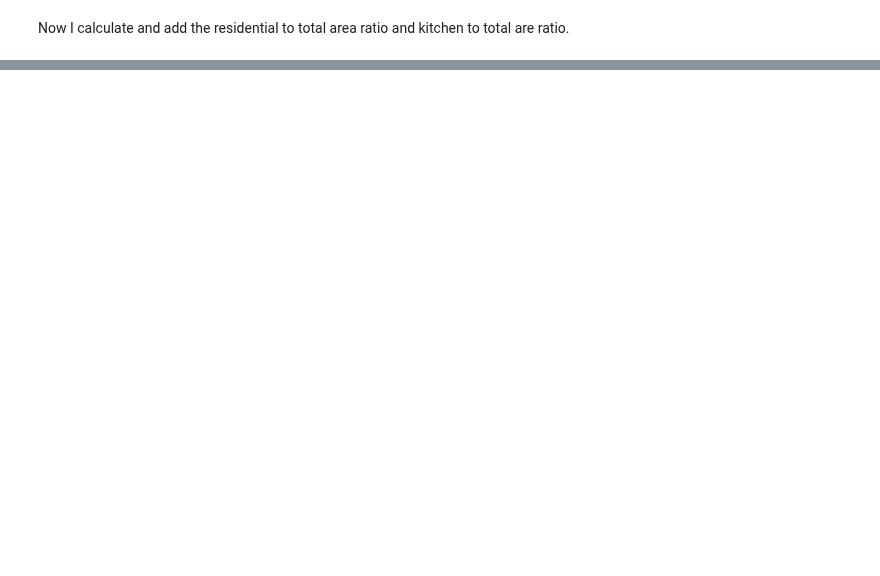
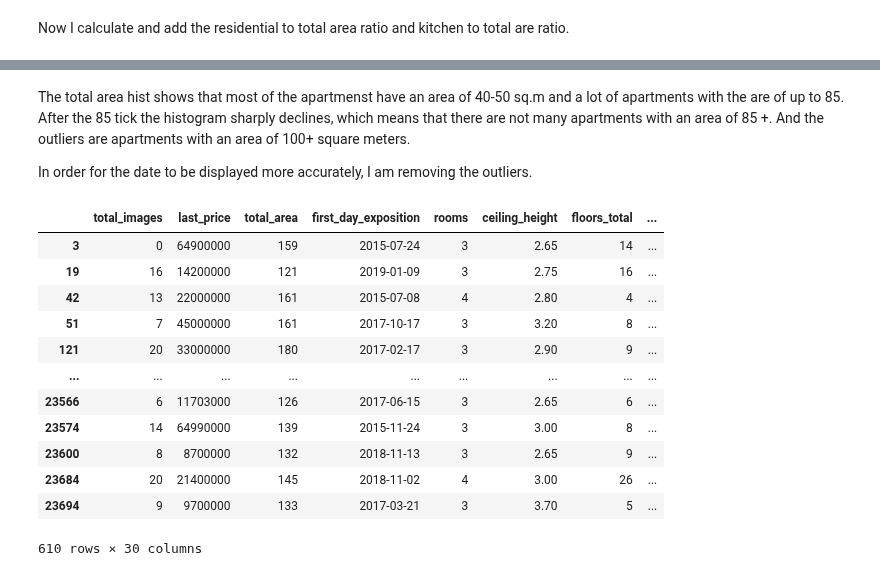
Before and after one commit to f4n9x/da_portfolio, a Jupyter notebook: 002_Real_Estate/real_estate.ipynb, the cells around one changed output, grey strips where cells are left out. Cells and saved outputs as stored; diff of their text form; code cells hidden in the pictures; blank space fills up the shorter version.

```diff
--- a/002_Real_Estate/real_estate.ipynb
+++ b/002_Real_Estate/real_estate.ipynb
@@ -547,0 +589,21 @@ memory usage: 3.9+ MB
+# %% [markdown]
+The total area hist shows that most of the apartmenst have an area of 40-50 sq.m and a lot of apartments with the are of up to 85. After the 85 tick the histogram sharply declines, which means that there are not many apartments with an area of 85 +. And the outliers are apartments with an area of 100+ square meters.
+
+In order for the date to be displayed more accurately, I am removing the outliers.
+# %%
+#  checking the number of outliers
+df.query('total_area > 120')
+# %% [output]
+|  | total_images | last_price | total_area | first_day_exposition | rooms | ceiling_height | floors_total | ... |
+| 3 | 0 | 64900000 | 159 | 2015-07-24 | 3 | 2.65 | 14 | ... |
+| 19 | 16 | 14200000 | 121 | 2019-01-09 | 3 | 2.75 | 16 | ... |
+| 42 | 13 | 22000000 | 161 | 2015-07-08 | 4 | 2.80 | 4 | ... |
+| 51 | 7 | 45000000 | 161 | 2017-10-17 | 3 | 3.20 | 8 | ... |
+| 121 | 20 | 33000000 | 180 | 2017-02-17 | 3 | 2.90 | 9 | ... |
+| ... | ... | ... | ... | ... | ... | ... | ... | ... |
+| 23566 | 6 | 11703000 | 126 | 2017-06-15 | 3 | 2.65 | 6 | ... |
+| 23574 | 14 | 64990000 | 139 | 2015-11-24 | 3 | 3.00 | 8 | ... |
+| 23600 | 8 | 8700000 | 132 | 2018-11-13 | 3 | 2.65 | 9 | ... |
+| 23684 | 20 | 21400000 | 145 | 2018-11-02 | 4 | 3.00 | 26 | ... |
+| 23694 | 9 | 9700000 | 133 | 2017-03-21 | 3 | 3.70 | 5 | ... |
+610 rows × 30 columns
```
Also changed, not shown: parts of 18 cells of this notebook.
